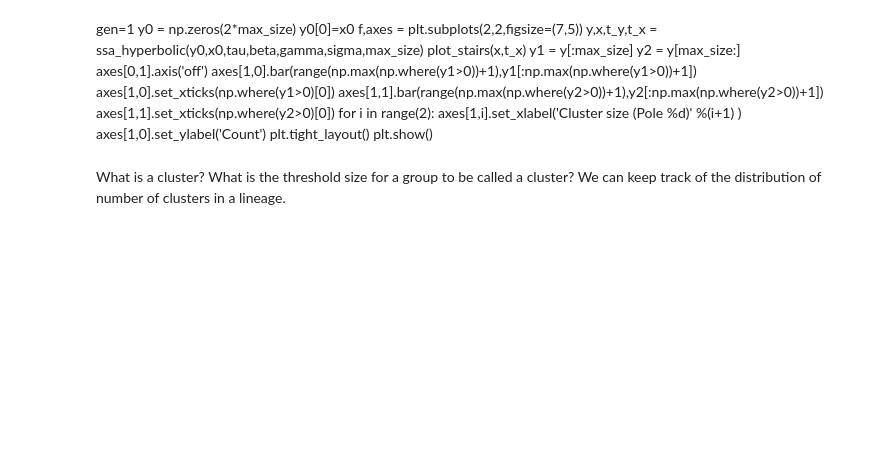
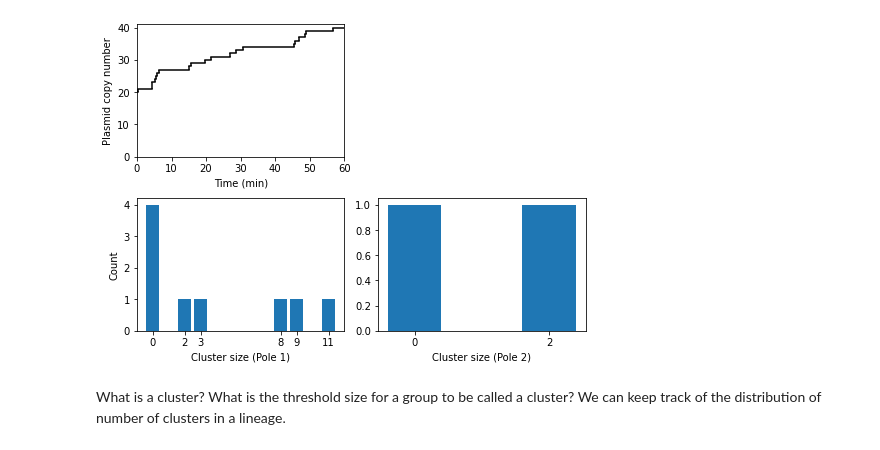
Before and after one commit to mvcortez/Plasmids, a Jupyter notebook: Single_lineage_cluster_localization.ipynb, the cells around one changed output. Cells and saved outputs as stored; diff of their text form; code cells hidden in the pictures; blank space fills up the shorter version.

```diff
--- a/Single_lineage_cluster_localization.ipynb
+++ b/Single_lineage_cluster_localization.ipynb
@@ -117,15 +117,6 @@ def ssa_hyperbolic(y0,x0,tau,beta,gamma,sigma,max_size):
             else:
                 y1+=v1[j,:]
 
-            #print("new")
-            #print(y1[:20])
-            #print(y2[:20])
-            #if y2[0]<=0:
-                #print(a[num_reax1:])
-            #    print([j,a[j]],j-num_reax1)
-            #    print([num_reax1,num_reax2])
-            #    print(a)
-
             y1[0]+=y1[1]
             y2[0]+=y2[1]
             y1[1]=y1[0]
@@ -136,7 +127,7 @@ def ssa_hyperbolic(y0,x0,tau,beta,gamma,sigma,max_size):
             y1[1]=0
             y2[1]=0
 
-            if j==0:
+            if (j==0 or j==num_reax1):
                 x= np.append(x,y_tot)
                 t_x =np.append(t_x,[t_y])
         else:
@@ -144,6 +135,7 @@ def ssa_hyperbolic(y0,x0,tau,beta,gamma,sigma,max_size):
             x=np.append(x,x[-1])
             t_x =np.append(t_x,[t_y])
     y = np.append(y1,y2,axis=0)
+    #print(y_tot,x[-1])
     return y,x,t_y,t_x
 
 #@jit
@@ -153,9 +145,10 @@ def single_lineage(x0,gen,tau,cluster,thresh,beta,gamma,sigma,max_size):
     y0 = np.zeros(2*max_size)
     y0[0]=x0
     cluster_num = np.zeros(gen)
-    ratio = np.zeros([gen,2])  #ratio = [inheritance,parent]
+    ratio = np.zeros([gen,2])  #ratio = [parent,inheritance]
     count=0
     z=np.zeros(max_size*2)   #keep track of n-cluster numbers
+    loss=0
     for i in range(gen):
         if x0>0:
             count+=1
@@ -178,23 +171,26 @@ def single_lineage(x0,gen,tau,cluster,thresh,beta,gamma,sigma,max_size):
                 x0 = np.dot(np.arange(1,max_size),y0[1:max_size])
                 if i%100 == 0:
                     print(i,x0)
+                if x0 == 0 or x0 == xx[-1]:
+                    loss+=1
                 #################### just to continue with simulation, choose other cell ##############
                 #################### remove entire "if block" if plasmid loss is to be tracked ##########################
                 if x0 == 0:
-                    print('plasmid loss')
+                    print('plasmid loss') #there may be other instances of loss, this only tracks those which were detected by being selected
                     y0 = np.zeros(2*max_size)
                     if tracker == 1:
                         y0[:max_size]=yy[max_size:]
                     else:
                         y0[:max_size]=yy[:max_size]
                     y0[1]=y0[0]
-                    x0 = np.dot(np.arange(1,max_size),y0[1:max_size])
+                    x0=xx[-1]
+                    #x0 = np.dot(np.arange(1,max_size),y0[1:max_size])
                     #print(i,x0)
                 y0[1]=0
             ratio[i,:]=[xx[-1],x0/xx[-1]]
             z+=yy
         cluster_num[i] = np.sum(yy[thresh:max_size])+np.sum(yy[max_size+thresh:])
-        #print('divide')
+    print('loss=',loss)
     return x,t,ratio[:count,:],cluster_num[:count],z
 
 
@@ -243,25 +239,28 @@ beta = 0.1 #plasmid recruitment rate constant
 gamma = 1*beta #plasmid combination rate constant
 sigma= 1*beta  #plasmid dissociation rate constant
 rho = 0.01  #plasmid transfer rate constant
-# %% [markdown]
-gen=1
-y0 = np.zeros(2*max_size)
-y0[0]=x0
-f,axes = plt.subplots(2,2,figsize=(7,5))
-y,x,t_y,t_x = ssa_hyperbolic(y0,x0,tau,beta,gamma,sigma,max_size)
-plot_stairs(x,t_x)
-y1 = y[:max_size]
-y2 = y[max_size:]
-axes[0,1].axis('off')
-axes[1,0].bar(range(np.max(np.where(y1>0))+1),y1[:np.max(np.where(y1>0))+1])
-axes[1,0].set_xticks(np.where(y1>0)[0])
-axes[1,1].bar(range(np.max(np.where(y2>0))+1),y2[:np.max(np.where(y2>0))+1])
-axes[1,1].set_xticks(np.where(y2>0)[0])
-for i in range(2):
-    axes[1,i].set_xlabel('Cluster size (Pole %d)' %(i+1) )
-axes[1,0].set_ylabel('Count')
-plt.tight_layout()
-plt.show()
+# %%
+gen=1
+y0 = np.zeros(2*max_size)
+y0[0]=x0
+f,axes = plt.subplots(2,2,figsize=(7,5))
+y,x,t_y,t_x = ssa_hyperbolic(y0,x0,tau,beta,gamma,sigma,max_size)
+plot_stairs(x,t_x)
+y1 = y[:max_size]
+y2 = y[max_size:]
+
+axes[0,1].axis('off')
+axes[1,0].bar(range(np.max(np.where(y1>0))+1),y1[:np.max(np.where(y1>0))+1])
+axes[1,0].set_xticks(np.where(y1>0)[0])
+axes[1,1].bar(range(np.max(np.where(y2>0))+1),y2[:np.max(np.where(y2>0))+1])
+axes[1,1].set_xticks(np.where(y2>0)[0])
+for i in range(2):
+    axes[1,i].set_xlabel('Cluster size (Pole %d)' %(i+1) )
+axes[1,0].set_ylabel('Count')
+plt.tight_layout()
+plt.show()
+# %% [output]
+[figure, added]
 # %% [markdown]
 What is a cluster? What is the threshold size for a group to be called a cluster?
 We can keep track of the distribution of number of clusters in a lineage.
```
Also changed, not shown: parts of 6 cells of this notebook.
